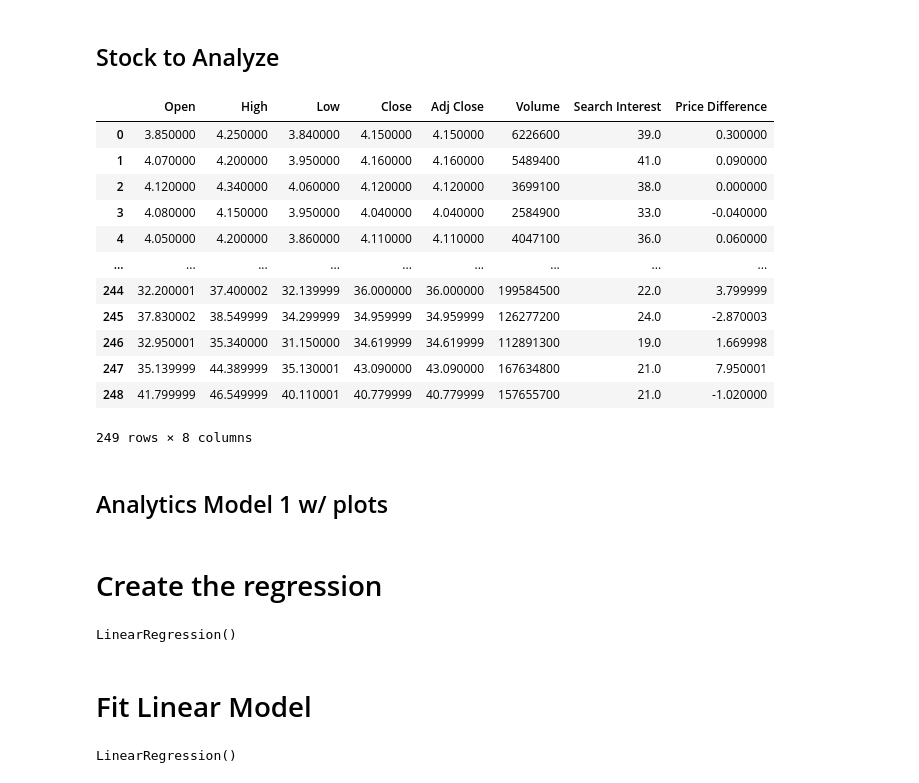
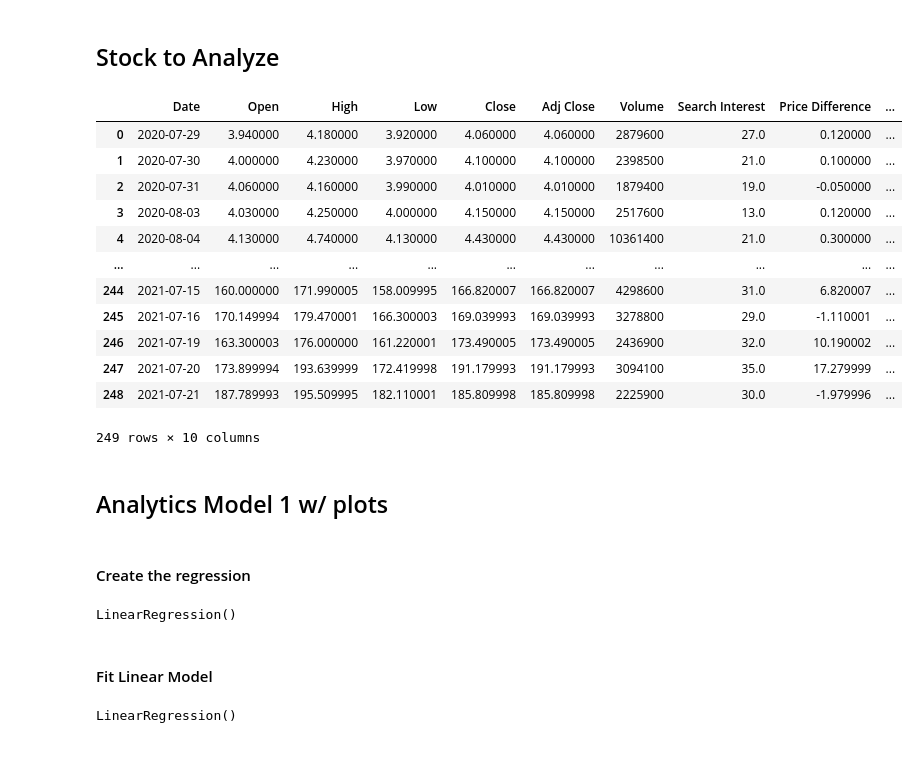
Before and after one commit to atlas125gev/StockProject, a Jupyter notebook: FinalProject/StockAnalysisFromGoogleSearch.Group1.ipynb, the cells around one changed output. Saved outputs shown, nothing was run; the diff lists cells and outputs as text; code cells hidden in the pictures; blank space fills up the shorter version.

```diff
--- a/FinalProject/StockAnalysisFromGoogleSearch.Group1.ipynb
+++ b/FinalProject/StockAnalysisFromGoogleSearch.Group1.ipynb
@@ -82,17 +82,14 @@ def get_data(ticker):
         # Create index and add date column
         new_data.reset_index(inplace=True)
         new_data.rename(columns= {"index":"Date"}, inplace = True)
-
         # Rename search interest
         new_data.rename(columns = {ticker: "Search Interest"},inplace = True)
         # Add difference
         new_data["Price Difference"] = new_data["Close"] - new_data["Open"]
         # Add truth value that determines if we want to buy or not that day
-        #new_data['Buy'] = np.where(new_data['Price Difference'] > 0, 1, 0)
+        new_data['Buy'] = np.where(new_data['Price Difference'] > 0, 1, 0)
         # Delete isPartial
         del new_data['isPartial']
-        # Delete Date
-        del new_data['Date']
         # Remove NaN
         new_data.dropna(inplace=True)
         # Export to data folder
@@ -139,22 +136,22 @@ def createCategoricalDummies(dataFrame, categoryList):
 ## Stock to Analyze
 # %%
 # Gets Data for last year
-StockSearch_df = get_data("AMC")
+StockSearch_df = get_data("GME")
 StockSearch_df
 # %% [output]
-|  | Open | High | Low | Close | Adj Close | Volume | Search Interest | Price Difference |
-| 0 | 3.850000 | 4.250000 | 3.840000 | 4.150000 | 4.150000 | 6226600 | 39.0 | 0.300000 |
-| 1 | 4.070000 | 4.200000 | 3.950000 | 4.160000 | 4.160000 | 5489400 | 41.0 | 0.090000 |
-| 2 | 4.120000 | 4.340000 | 4.060000 | 4.120000 | 4.120000 | 3699100 | 38.0 | 0.000000 |
-| 3 | 4.080000 | 4.150000 | 3.950000 | 4.040000 | 4.040000 | 2584900 | 33.0 | -0.040000 |
-| 4 | 4.050000 | 4.200000 | 3.860000 | 4.110000 | 4.110000 | 4047100 | 36.0 | 0.060000 |
-| ... | ... | ... | ... | ... | ... | ... | ... | ... |
-| 244 | 32.200001 | 37.400002 | 32.139999 | 36.000000 | 36.000000 | 199584500 | 22.0 | 3.799999 |
-| 245 | 37.830002 | 38.549999 | 34.299999 | 34.959999 | 34.959999 | 126277200 | 24.0 | -2.870003 |
-| 246 | 32.950001 | 35.340000 | 31.150000 | 34.619999 | 34.619999 | 112891300 | 19.0 | 1.669998 |
-| 247 | 35.139999 | 44.389999 | 35.130001 | 43.090000 | 43.090000 | 167634800 | 21.0 | 7.950001 |
-| 248 | 41.799999 | 46.549999 | 40.110001 | 40.779999 | 40.779999 | 157655700 | 21.0 | -1.020000 |
+|  | Date | Open | High | Low | Close | Adj Close | Volume | Search Interest | Price Difference | ... |
+| 0 | 2020-07-29 | 3.940000 | 4.180000 | 3.920000 | 4.060000 | 4.060000 | 2879600 | 27.0 | 0.120000 | ... |
+| 1 | 2020-07-30 | 4.000000 | 4.230000 | 3.970000 | 4.100000 | 4.100000 | 2398500 | 21.0 | 0.100000 | ... |
+| 2 | 2020-07-31 | 4.060000 | 4.160000 | 3.990000 | 4.010000 | 4.010000 | 1879400 | 19.0 | -0.050000 | ... |
+| 3 | 2020-08-03 | 4.030000 | 4.250000 | 4.000000 | 4.150000 | 4.150000 | 2517600 | 13.0 | 0.120000 | ... |
+| 4 | 2020-08-04 | 4.130000 | 4.740000 | 4.130000 | 4.430000 | 4.430000 | 10361400 | 21.0 | 0.300000 | ... |
+| ... | ... | ... | ... | ... | ... | ... | ... | ... | ... | ... |
+| 244 | 2021-07-15 | 160.000000 | 171.990005 | 158.009995 | 166.820007 | 166.820007 | 4298600 | 31.0 | 6.820007 | ... |
+| 245 | 2021-07-16 | 170.149994 | 179.470001 | 166.300003 | 169.039993 | 169.039993 | 3278800 | 29.0 | -1.110001 | ... |
+| 246 | 2021-07-19 | 163.300003 | 176.000000 | 161.220001 | 173.490005 | 173.490005 | 2436900 | 32.0 | 10.190002 | ... |
+| 247 | 2021-07-20 | 173.899994 | 193.639999 | 172.419998 | 191.179993 | 191.179993 | 3094100 | 35.0 | 17.279999 | ... |
+| 248 | 2021-07-21 | 187.789993 | 195.509995 | 182.110001 | 185.809998 | 185.809998 | 2225900 | 30.0 | -1.979996 | ... |
-249 rows × 8 columns
+249 rows × 10 columns
 # %% [markdown]
 ## Analytics Model 1 w/ plots
 # %%
@@ -168,12 +165,12 @@ X_train, X_test, y_train, y_test = train_test_split(X, y, test_size=0.25, random
 # %% [markdown]
-# Create the regression
+#### Create the regression
 # %%
 lr = LinearRegression()
 lr
 # %% [output]
 LinearRegression()
 # %% [markdown]
-# Fit Linear Model
+#### Fit Linear Model
 # %%
 lr.fit(X_train, y_train)
 # %% [output]
```
Also changed, not shown: parts of 30 cells of this notebook, 3 other files.
